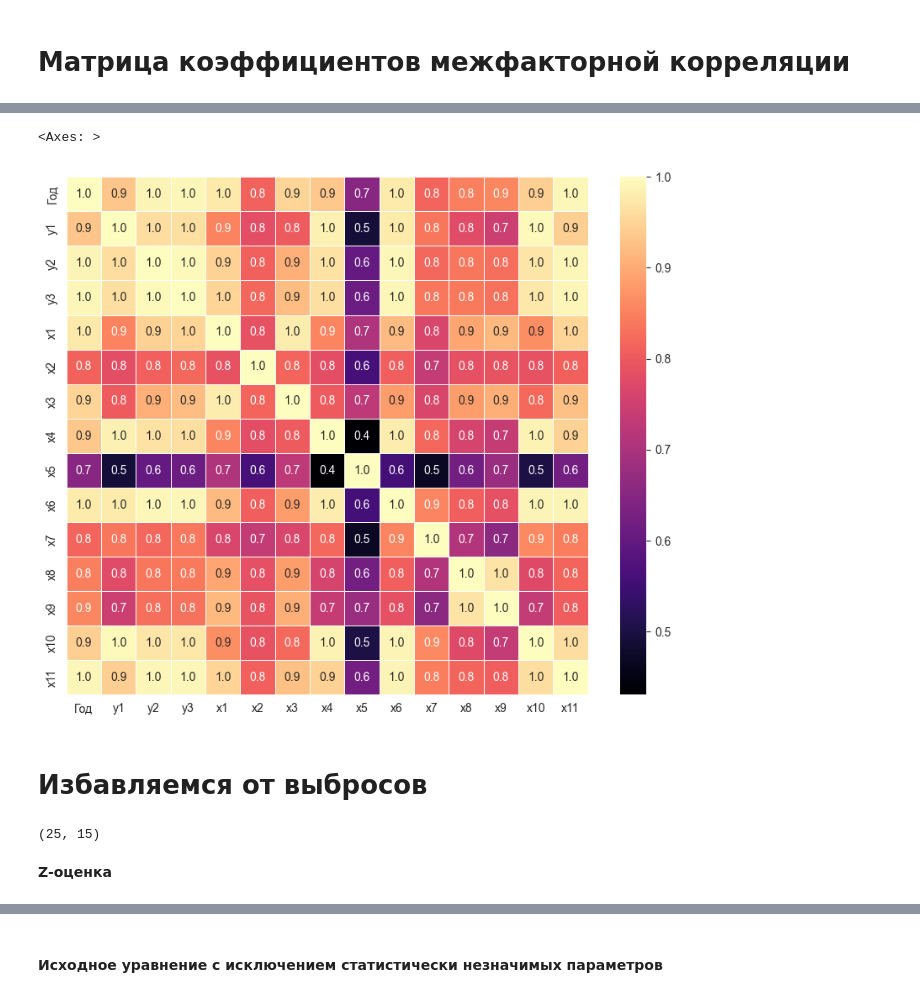
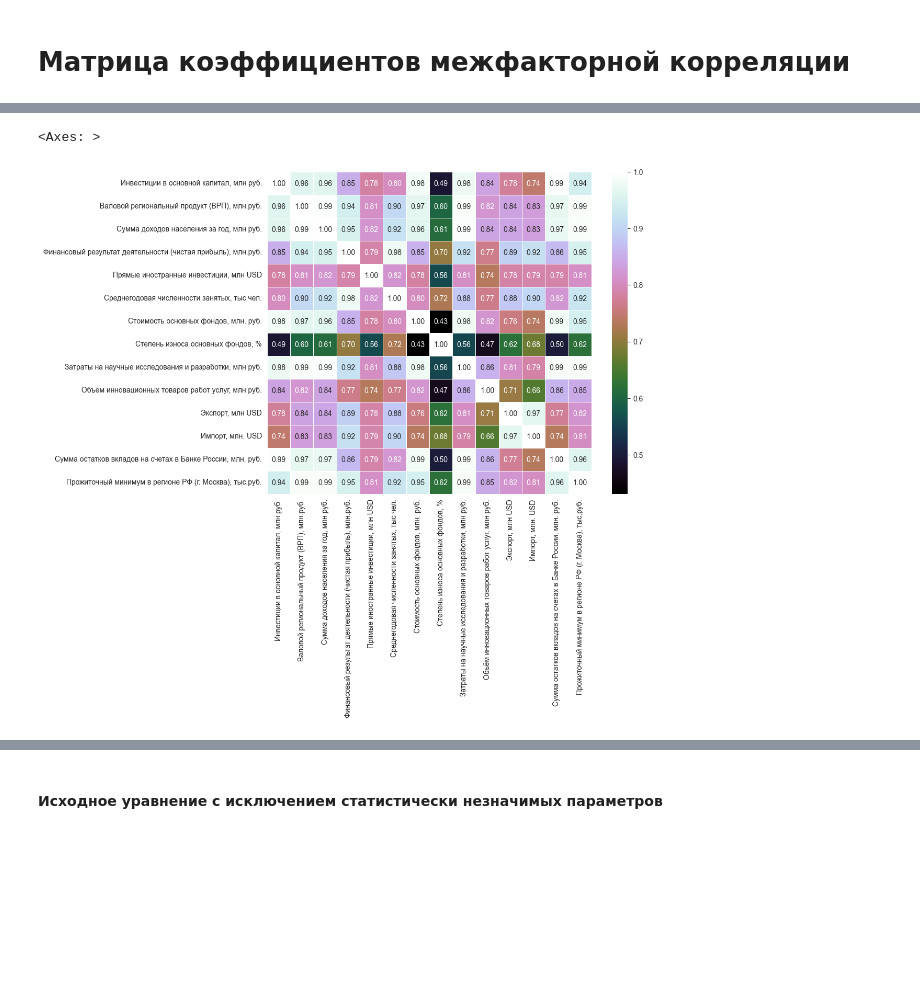
Before and after one commit to CosmDandy/-_4_-, a Jupyter notebook: analysis.ipynb, the cells around one changed output, grey strips where cells are left out. Cells and saved outputs as stored; diff of their text form; code cells hidden in the pictures; blank space fills up the shorter version.

```diff
--- a/analysis.ipynb
+++ b/analysis.ipynb
@@ -21,7 +28,9 @@ from sklearn.model_selection import train_test_split
 # %%
+# Загрузка данных с помощью pandas из файла csv
 data = pd.read_csv("input/DataNew.csv", delimiter=";")
-data
 
-# data = data.drop(columns=['Год'])
+# Удаление столбца с годом так как он не несет полезной информации для составления модели
+data = data.drop(columns=['Год'])
 
+# Центрирование данных для избавления от мультиколлинеарности
 # data = data.apply(lambda x: x - x.mean())
@@ -124,21 +135,18 @@ sns.heatmap(data.corr(), annot=True, fmt=".1f", linewidth=.5, cmap='magma')
 # %%
 un_data = data.copy()
-# un_data.columns = ['инвестиции в основной капитал', 'валовой региональный продукт', 'сумма доходов населения за год',
-#                    'финансовый результат деятельности', 'прямые иностранные инвестиции',
-#                    'среднегодовая численности занятых', 'стоимость основных фондов', 'степень износа основных фондов',
-#                    'затраты на научные исследования и разработки', 'объём инновационных товаров работ услуг', 'экспорт',
-#                    'импорт', 'сумма остатков вкладов на счетах в Банке России', 'прожиточный минимум в регионе РФ']
+un_data.columns = ['Инвестиции в основной капитал, млн руб.', 'Валовой региональный продукт (ВРП), млн.руб.',
+                   'Сумма доходов населения за год, млн руб.',
+                   'Финансовый результат деятельности (чистая прибыль), млн.руб.',
+                   'Прямые иностранные инвестиции, млн USD',
+                   'Среднегодовая численности занятых, тыс чел.', 'Стоимость основных фондов, млн. руб.',
+                   'Степень износа основных фондов, %',
+                   'Затраты на научные исследования и разработки, млн руб.',
+                   'Объём инновационных товаров работ услуг, млн руб.', 'Экспорт, млн USD',
+                   'Импорт, млн. USD', 'Сумма остатков вкладов на счетах в Банке России, млн. руб.',
+                   'Прожиточный минимум в регионе РФ (г. Москва), тыс.руб.']
 
 fig, ax = plt.subplots(figsize=(10, 8))
-sns.heatmap(un_data.corr(), annot=True, fmt=".1f", linewidth=.5, cmap='magma')
+sns.heatmap(un_data.corr(), annot=True, fmt=".2f", linewidth=.5, cmap='cubehelix')
 # %% [output]
 <Axes: >
-[figure, old version]
+[figure, new version]
-# %% [markdown]
-# Избавляемся от выбросов
-# %%
-data.shape
-# %% [output]
-(25, 15)
-# %% [markdown]
-**Z-оценка**
```
Also changed, not shown: parts of 55 cells of this notebook.
